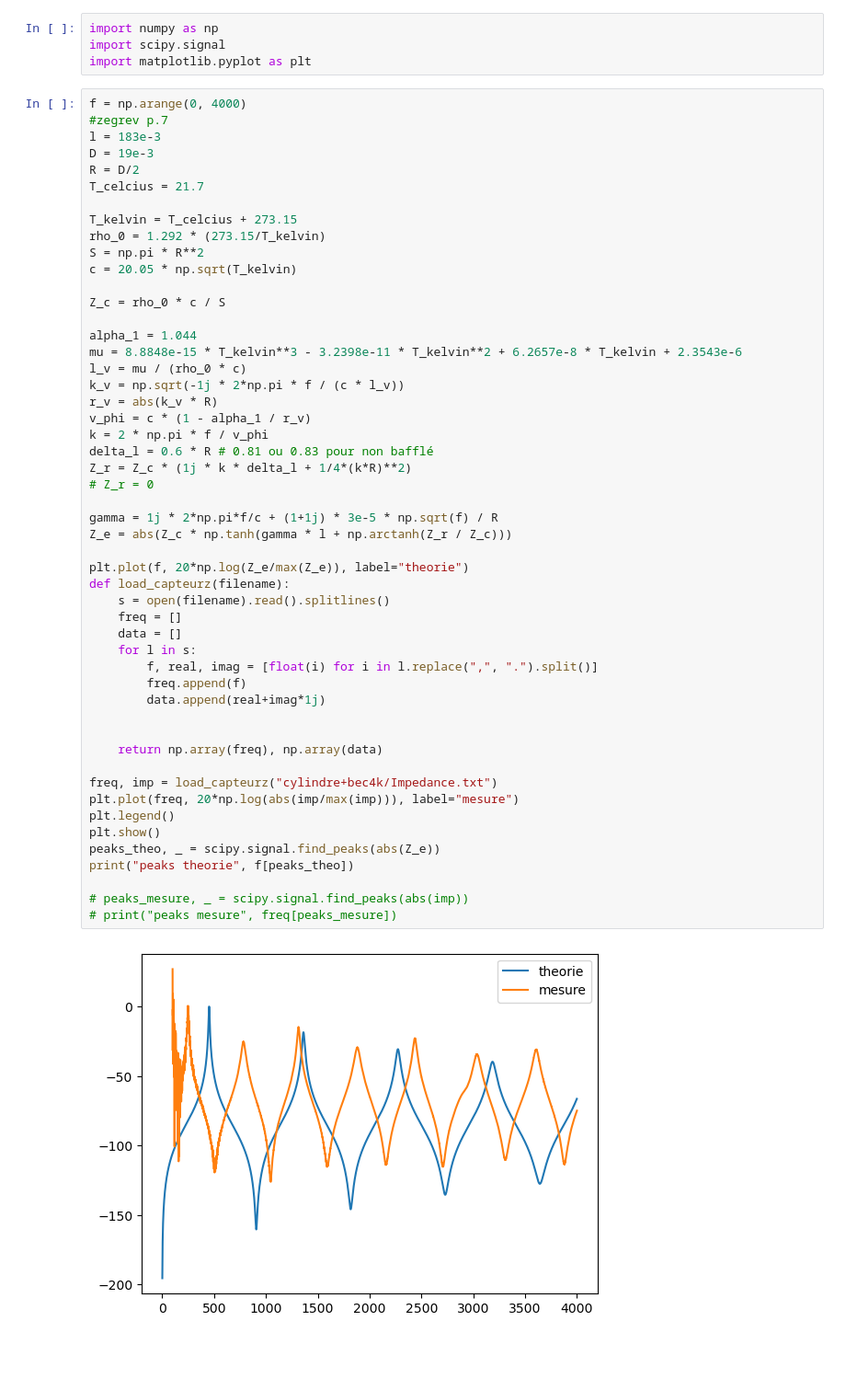
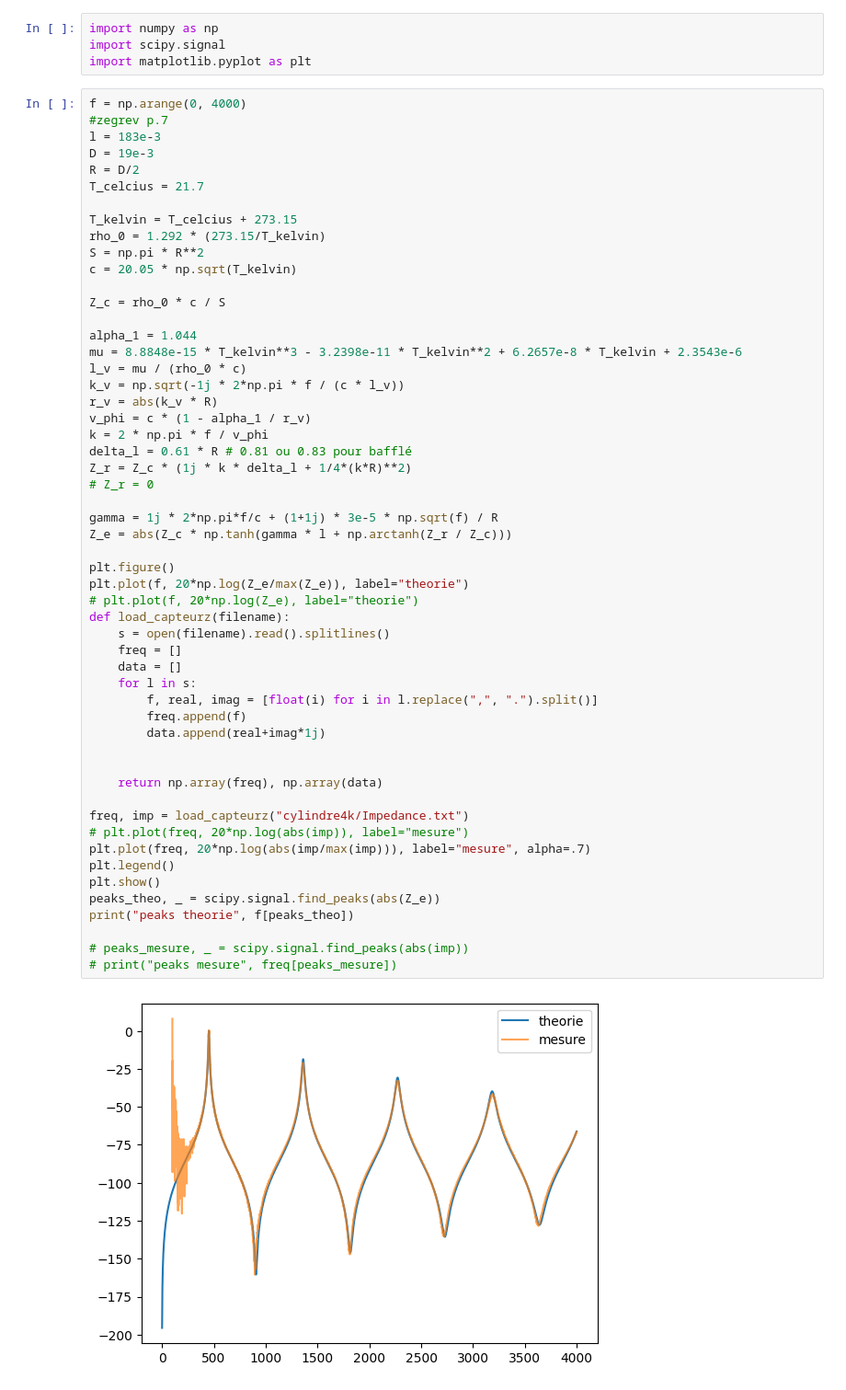
Before and after one commit to estevep/TP-Acoustique-ATIAM, a Jupyter notebook: vents/tp.ipynb, the cells around one changed output. Shown at 92% size. Saved outputs shown, nothing was run; the diff lists cells and outputs as text; blank space fills up the shorter version.

```diff
--- a/vents/tp.ipynb
+++ b/vents/tp.ipynb
@@ -24,34 +24,37 @@ k_v = np.sqrt(-1j * 2*np.pi * f / (c * l_v))
 r_v = abs(k_v * R)
 v_phi = c * (1 - alpha_1 / r_v)
 k = 2 * np.pi * f / v_phi
-delta_l = 0.6 * R # 0.81 ou 0.83 pour non bafflé
+delta_l = 0.61 * R # 0.81 ou 0.83 pour bafflé
 Z_r = Z_c * (1j * k * delta_l + 1/4*(k*R)**2)
 # Z_r = 0
 
 gamma = 1j * 2*np.pi*f/c + (1+1j) * 3e-5 * np.sqrt(f) / R
 Z_e = abs(Z_c * np.tanh(gamma * l + np.arctanh(Z_r / Z_c)))
 
+plt.figure()
 plt.plot(f, 20*np.log(Z_e/max(Z_e)), label="theorie")
+# plt.plot(f, 20*np.log(Z_e), label="theorie")
 def load_capteurz(filename):
     s = open(filename).read().splitlines()
     freq = []
     data = []
     for l in s:
         f, real, imag = [float(i) for i in l.replace(",", ".").split()]
         freq.append(f)
         data.append(real+imag*1j)
 
 
     return np.array(freq), np.array(data)
 
-freq, imp = load_capteurz("cylindre+bec4k/Impedance.txt")
-plt.plot(freq, 20*np.log(abs(imp/max(imp))), label="mesure")
+freq, imp = load_capteurz("cylindre4k/Impedance.txt")
+# plt.plot(freq, 20*np.log(abs(imp)), label="mesure")
+plt.plot(freq, 20*np.log(abs(imp/max(imp))), label="mesure", alpha=.7)
 plt.legend()
 plt.show()
 peaks_theo, _ = scipy.signal.find_peaks(abs(Z_e))
 print("peaks theorie", f[peaks_theo])
 
 # peaks_mesure, _ = scipy.signal.find_peaks(abs(imp))
 # print("peaks mesure", freq[peaks_mesure])
 # %% [output]
-[figure, old version]
+[figure, new version]
```
Also changed, not shown: parts of 13 cells of this notebook, 7 other files.
